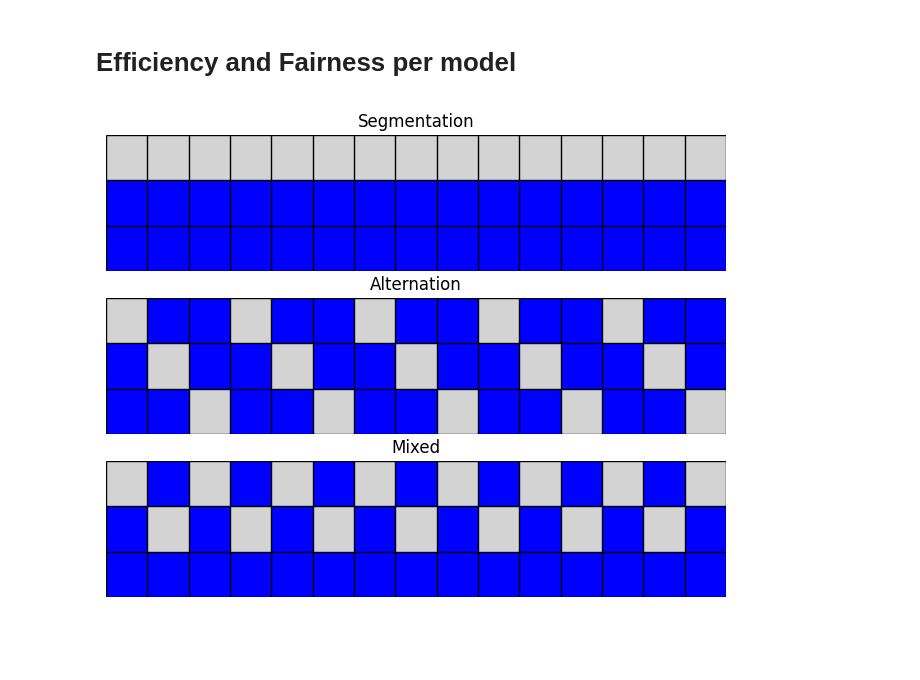
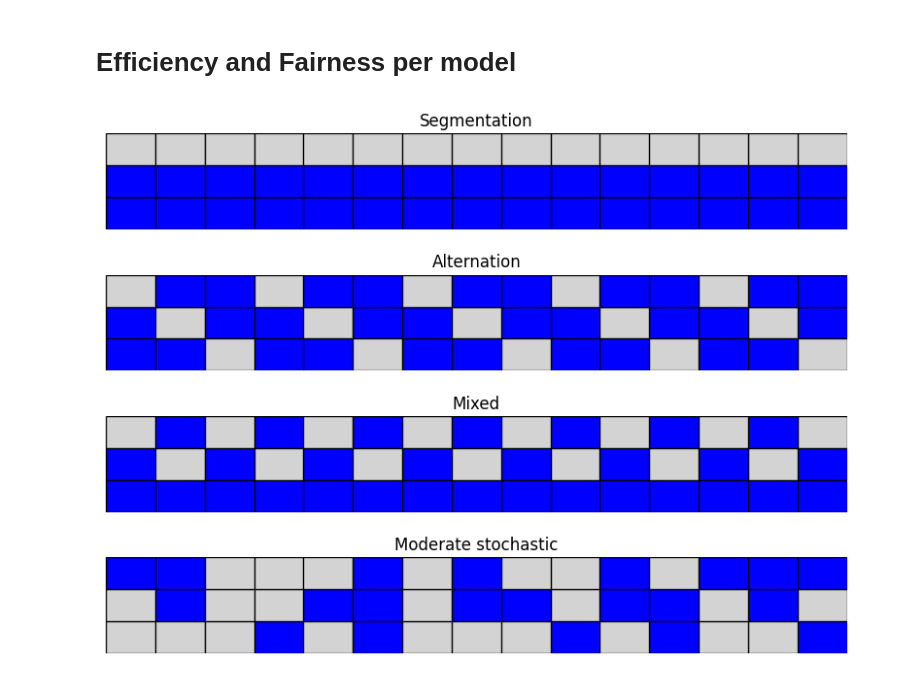
Before and after one commit to EAndrade-Lotero/Cognitive_Models_El_Farol_Bar_Problem, a Jupyter notebook: Notebooks/exp_fig1.ipynb, the cells around one changed output. Drawn from its saved outputs; the diff is of its cells as text; code cells hidden in the pictures; blank space fills up the shorter version.

Commit message:
new figures

```diff
--- a/Notebooks/exp_fig1.ipynb
+++ b/Notebooks/exp_fig1.ipynb
@@ -4,13 +4,20 @@
 import sys
 sys.path.append('../src')
 
+import math
 import numpy as np
 import pandas as pd
 import seaborn as sns
 import matplotlib.pyplot as plt
 
+from bayes_opt import BayesianOptimization
+
 from Classes.bar import Bar
 from Config.config import PATHS
+from Utils.utils import GetMeasurements
+from Utils.cherrypick_simulations import CherryPickEquilibria
+
+rng = np.random.default_rng(2)
 # %%
 def plot_stability(list_of_alternations, list_of_titles, num_rounds):
 	fig, axes = plt.subplots(len(list_of_alternations))
@@ -37,20 +44,23 @@ def plot_stability(list_of_alternations, list_of_titles, num_rounds):
 # %%
 num_rounds = 15
 list_of_alternations = [
 	# [np.random.randint(0, 2, 3).tolist() for _ in range(num_rounds)],
 	[[1, 1, 0]],
 	[[1, 1, 0], [1, 0, 1], [0, 1, 1]],
 #	[[0, 0, 1], [0, 1, 0], [1, 0, 0]],
 	[[1, 1, 0], [1, 0, 1]],
+    rng.choice([0, 1], size=(num_rounds, 3), p=[0.6, 0.4]).tolist(),
 ]
 fig = plot_stability(
     list_of_alternations=list_of_alternations,
-    list_of_titles = ['Segmentation', 'Alternation', 'Mixed'],
+    list_of_titles = ['Segmentation', 'Alternation', 'Mixed', 'Moderate stochastic'],
+    # list_of_titles = ['Segmentation', 'Alternation', 'Mixed'],
 #    list_of_titles = ['Segmentation', 'Alternation (high capacity)', 'Alternation (low capacity)', 'Mixed'],
     num_rounds=num_rounds
 )
+fig.tight_layout()
 fig.set_size_inches(8, 6)
 fig.savefig(PATHS['exploratory_figures'] / 'Coordination_types.png', dpi=300)
 # %% [output]
-[figure, old version]
+[figure, new version]
 # %%
```
Also changed, not shown: parts of 9 cells of this notebook, 14 other files.
